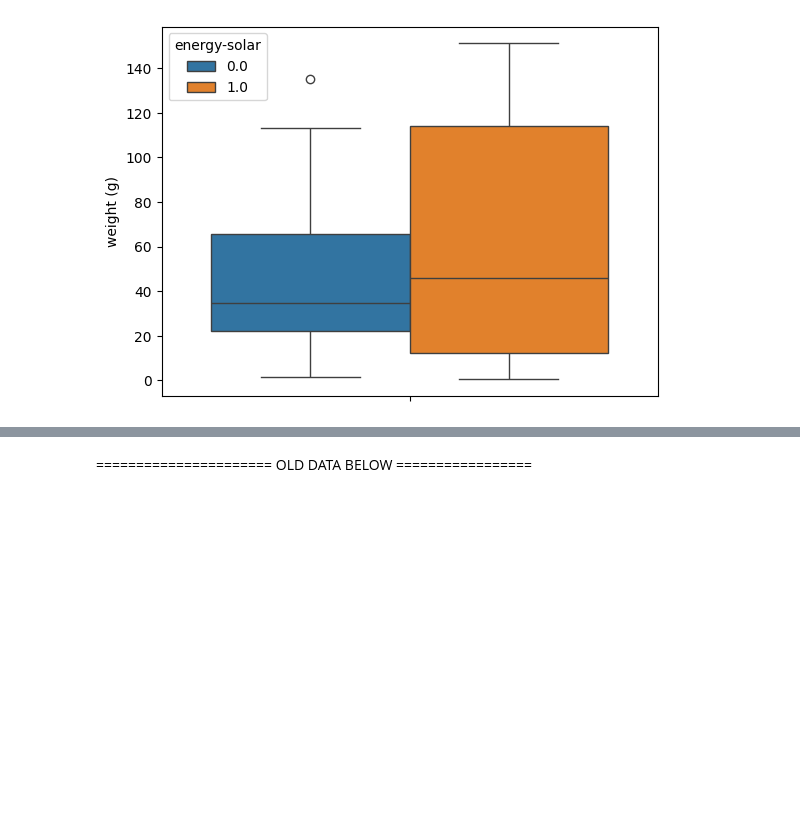
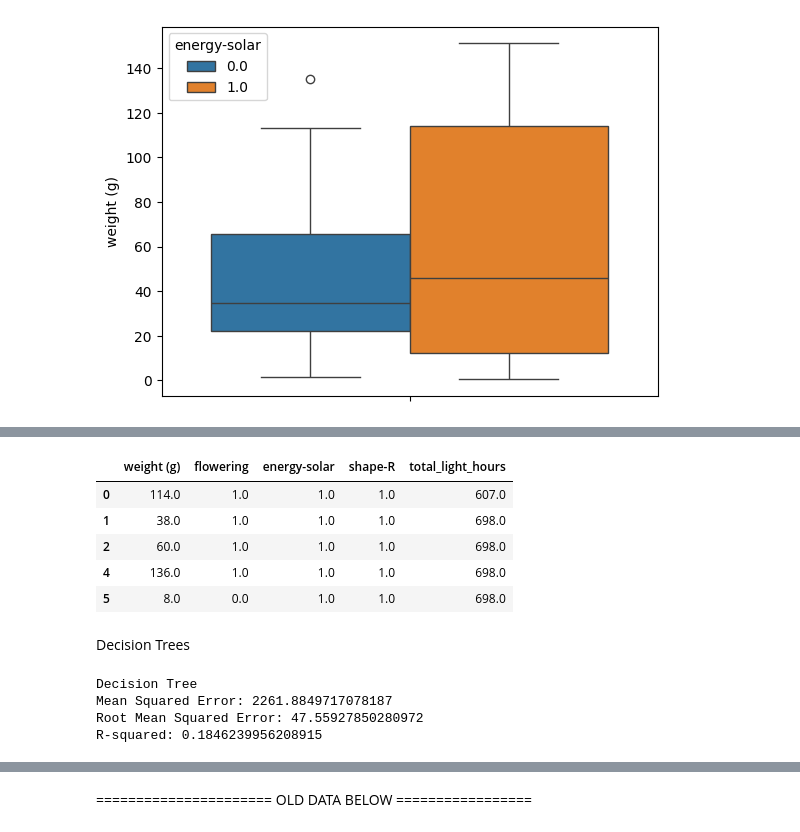
Before and after one commit to taniabuzykina/keylife-ng-pv, a Jupyter notebook: ml_project_1/plant_data_ml.ipynb, the cells around one changed output, grey strips where cells are left out. Drawn from its saved outputs; the diff is of its cells as text; code cells hidden in the pictures; blank space fills up the shorter version.

```diff
--- a/ml_project_1/plant_data_ml.ipynb
+++ b/ml_project_1/plant_data_ml.ipynb
@@ -805,0 +813,10 @@ sns.boxplot(y = result_df['weight (g)'], hue = result_df['energy-solar'])
+# %%
+cols_to_keep = ['weight (g)', 'flowering', 'energy-solar', 'shape-R', 'total_light_hours']
+result_df[cols_to_keep].head()
+# %% [output]
+|  | weight (g) | flowering | energy-solar | shape-R | total_light_hours |
+| 0 | 114.0 | 1.0 | 1.0 | 1.0 | 607.0 |
+| 1 | 38.0 | 1.0 | 1.0 | 1.0 | 698.0 |
+| 2 | 60.0 | 1.0 | 1.0 | 1.0 | 698.0 |
+| 4 | 136.0 | 1.0 | 1.0 | 1.0 | 698.0 |
+| 5 | 8.0 | 0.0 | 1.0 | 1.0 | 698.0 |
@@ -805,0 +827,21 @@ sns.boxplot(y = result_df['weight (g)'], hue = result_df['energy-solar'])
+# %% [markdown]
+Decision Trees
+# %%
+
+tree_regressor = DecisionTreeRegressor(max_depth=2, random_state=42)
+tree_regressor.fit(X_train, y_train)
+
+y_pred = tree_regressor.predict(X_test)
+
+mse = mean_squared_error(y_test, y_pred)
+rmse = root_mean_squared_error(y_test, y_pred)
+r2 = r2_score(y_test, y_pred)
+
+print(f'Decision Tree\nMean Squared Error: {mse}')
+print(f'Root Mean Squared Error: {rmse}')
+print(f'R-squared: {r2}')
+# %% [output]
+Decision Tree
+Mean Squared Error: 2261.8849717078187
+Root Mean Squared Error: 47.55927850280972
+R-squared: 0.1846239956208915
```
Also changed, not shown: parts of 14 cells of this notebook.
